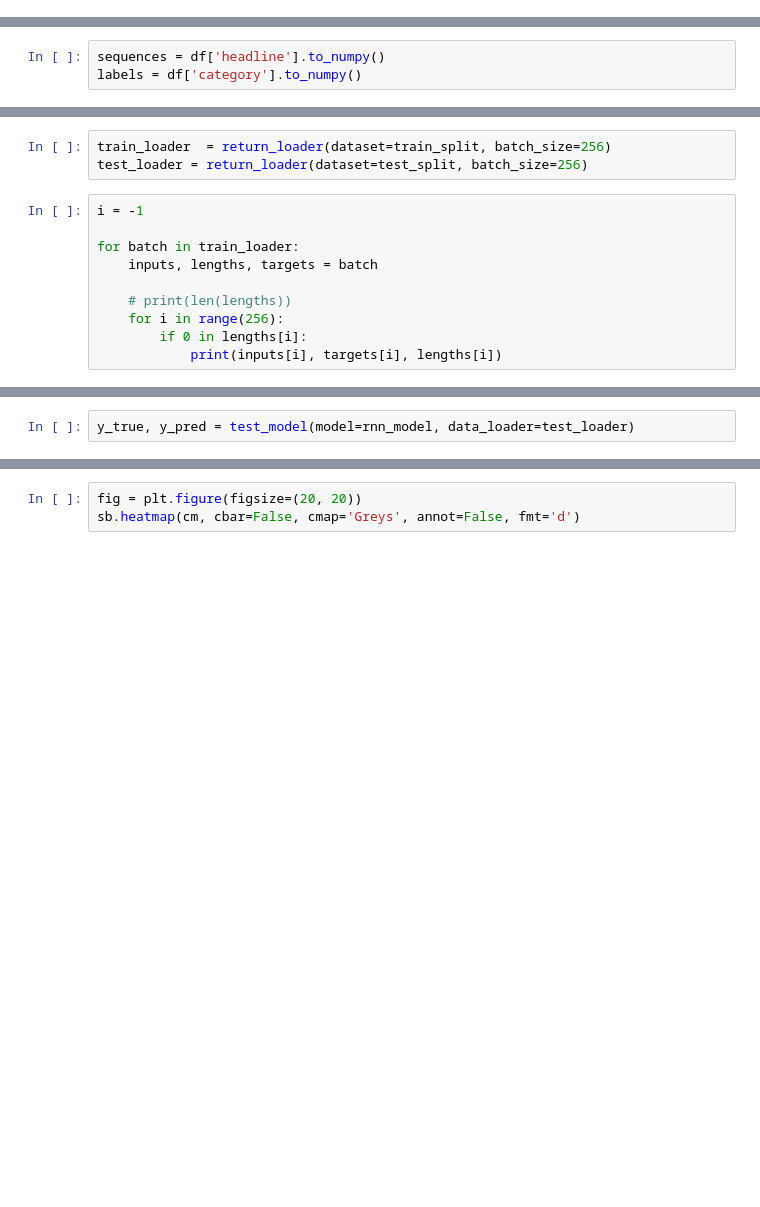
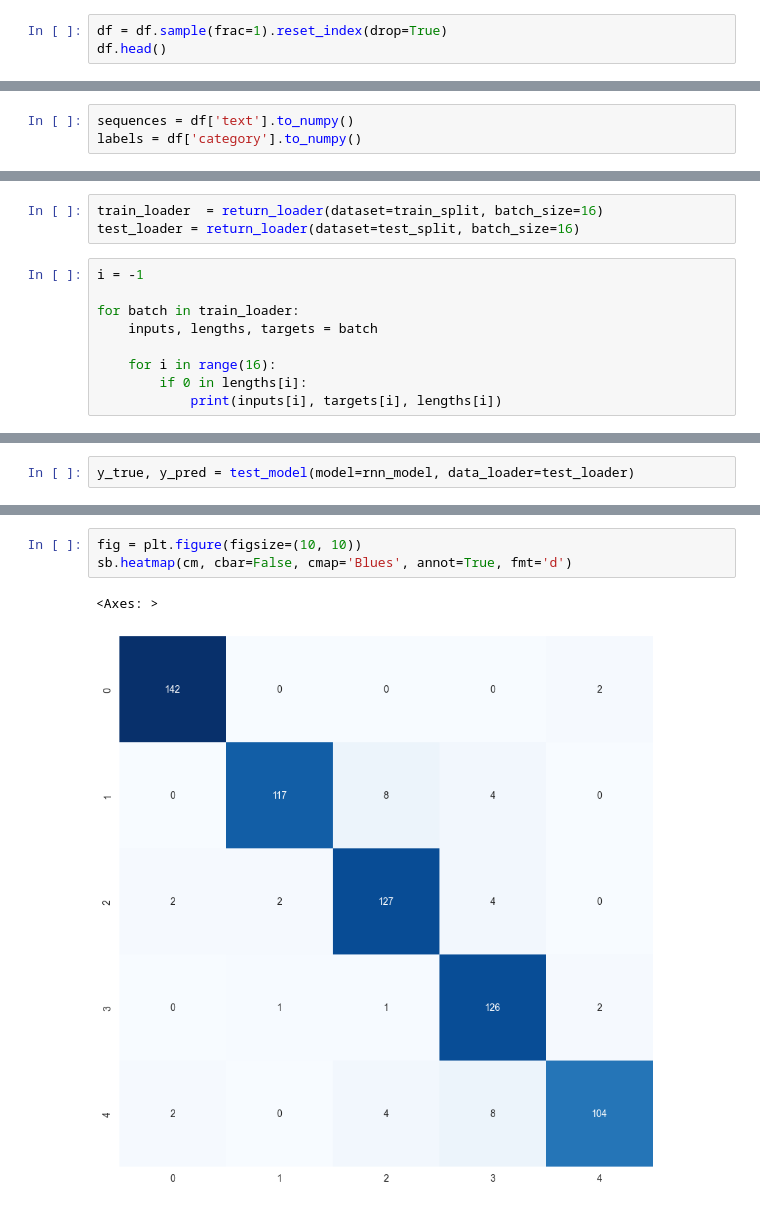
Before and after one commit to gracjan-p/bbc, a Jupyter notebook: notebooks/main.ipynb, the cells around one changed output, grey strips where cells are left out. Cells and saved outputs as stored; diff of their text form; blank space fills up the shorter version.

Commit message:
text processing gives +30-40% accuracy

```diff
--- a/notebooks/main.ipynb
+++ b/notebooks/main.ipynb
@@ -205,0 +210,3 @@ df.head()
+# %%
+df = df.sample(frac=1).reset_index(drop=True)
+df.head()
@@ -217,7 +240,7 @@ df.head()
 # %% [markdown]
 #### Data Loaders
 # %%
-sequences = df['headline'].to_numpy()
+sequences = df['text'].to_numpy()
 labels = df['category'].to_numpy()
 # %% [markdown]
 Checking if sequence is paired with label correctly
@@ -257,16 +281,15 @@ def return_loader(dataset, batch_size=8):
 
     return DataLoader(tensor_dataset, batch_size=batch_size, drop_last=True)
 # %%
-train_loader  = return_loader(dataset=train_split, batch_size=256)
-test_loader = return_loader(dataset=test_split, batch_size=256)
+train_loader  = return_loader(dataset=train_split, batch_size=16)
+test_loader = return_loader(dataset=test_split, batch_size=16)
 # %%
 i = -1
 
 for batch in train_loader:
     inputs, lengths, targets = batch
 
-    # print(len(lengths))
-    for i in range(256):
+    for i in range(16):
         if 0 in lengths[i]:
             print(inputs[i], targets[i], lengths[i])
 # %%
@@ -379,3 +435,6 @@ print(classification_report(y_true, y_pred, target_names=category_to_label))
 # %%
-fig = plt.figure(figsize=(20, 20))
-sb.heatmap(cm, cbar=False, cmap='Greys', annot=False, fmt='d')
+fig = plt.figure(figsize=(10, 10))
+sb.heatmap(cm, cbar=False, cmap='Blues', annot=True, fmt='d')
+# %% [output]
+<Axes: >
+[figure, added]
```
Also changed, not shown: parts of 22 cells of this notebook.
